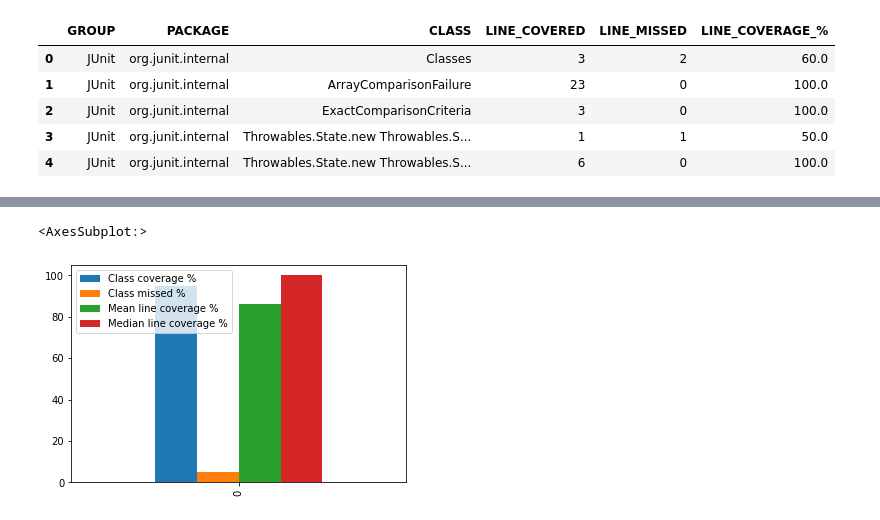
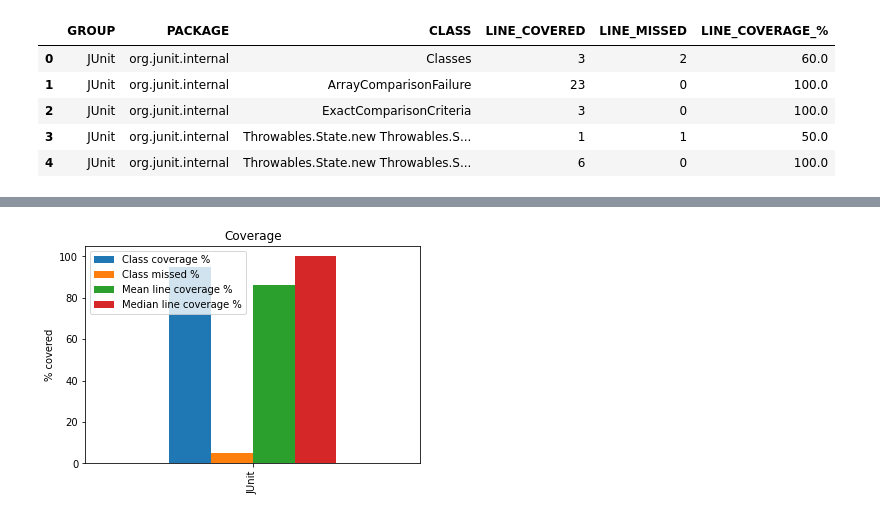
Before and after one commit to Bernardo-MG/jupyter-notebook-example, a Jupyter notebook: test_analysis/jacoco_coverage.ipynb, the cells around one changed output, grey strips where cells are left out. Drawn from its saved outputs; the diff is of its cells as text; code cells hidden in the pictures.

```diff
--- a/test_analysis/jacoco_coverage.ipynb
+++ b/test_analysis/jacoco_coverage.ipynb
@@ -144,5 +155,7 @@ coverage_percents
-# %%
-coverage_percents.plot.bar()
-# %% [output]
-<AxesSubplot:>
-[figure, removed]
+# %%
+ax = coverage_percents.plot.bar()
+ax.set_title("Coverage")
+ax.set_ylabel("% covered")
+ax.axes.get_xaxis().get_label().set_visible(False)
+# %% [output]
+[figure, added]
```
Also changed, not shown: parts of 4 cells of this notebook, 1 other file.
